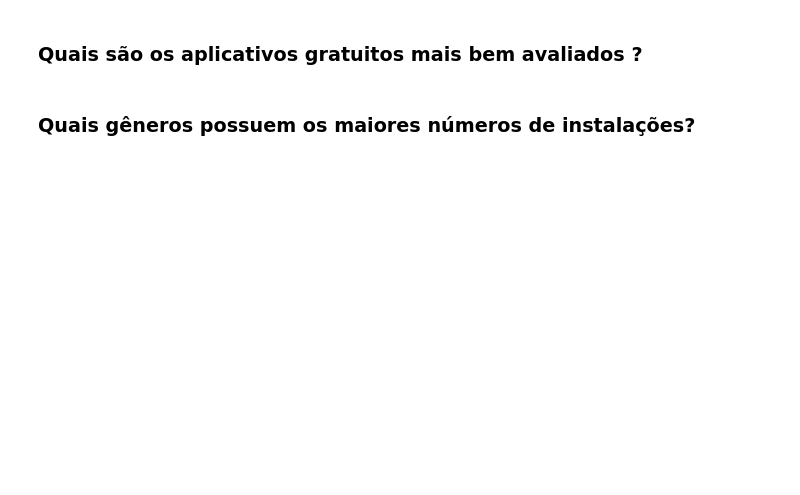
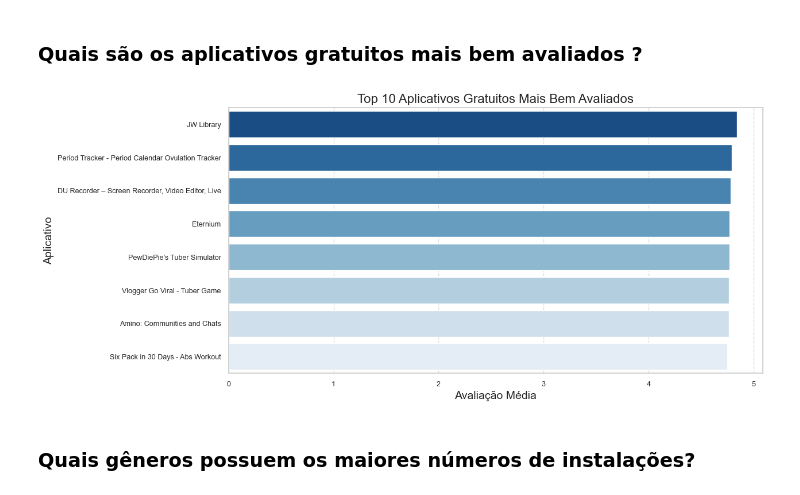
Before and after one commit to Nicolas-Wender/Google-Playstore-Analysis, a Jupyter notebook: notebook.ipynb, the cells around one changed output. Drawn from its saved outputs; the diff is of its cells as text; code cells hidden in the pictures; blank space fills up the shorter version.

```diff
--- a/notebook.ipynb
+++ b/notebook.ipynb
@@ -191,5 +221,26 @@ googleplaystore_reviews_df = googleplaystore_reviews_df.assign(
 # %% [markdown]
 ### Quais são os aplicativos gratuitos mais bem avaliados ?
+# %%
+free_apps = googleplaystore_df[googleplaystore_df['Type'] == 'Free'].copy()
+
+C = (free_apps["Rating"] * free_apps["Reviews"]).sum() / free_apps["Reviews"].sum()
+m = np.percentile(free_apps["Reviews"], 80)
+
+free_apps.loc[:, "ranking"] = (
+    (free_apps["Reviews"] / (free_apps["Reviews"] + m)) * free_apps["Rating"] +
+    (m / (free_apps["Reviews"] + m)) * C
+)
+
+best_free_apps = free_apps.sort_values(by="ranking", ascending=False)[['App', 'Category', 'Rating', 'Reviews', 'ranking']]
+
+
+sns.barplot(data=best_free_apps.head(10), x='ranking', y='App', hue='App', palette='Blues_r', legend=False)
+plt.title("Top 10 Aplicativos Gratuitos Mais Bem Avaliados")
+plt.xlabel("Avaliação Média")
+plt.ylabel("Aplicativo")
+plt.show()
+# %% [output]
+[figure, added]
 # %% [markdown]
 
 ### Quais gêneros possuem os maiores números de instalações?
```
Also changed, not shown: parts of 14 cells of this notebook.
